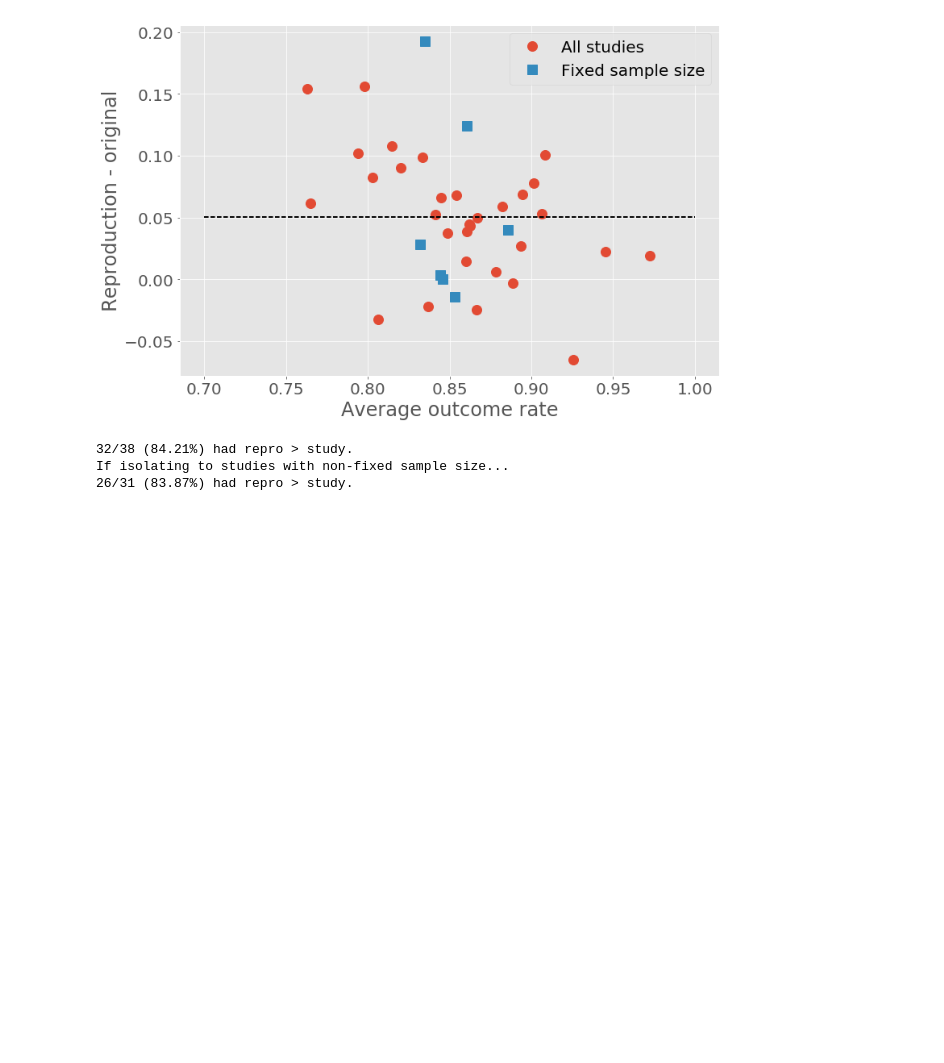
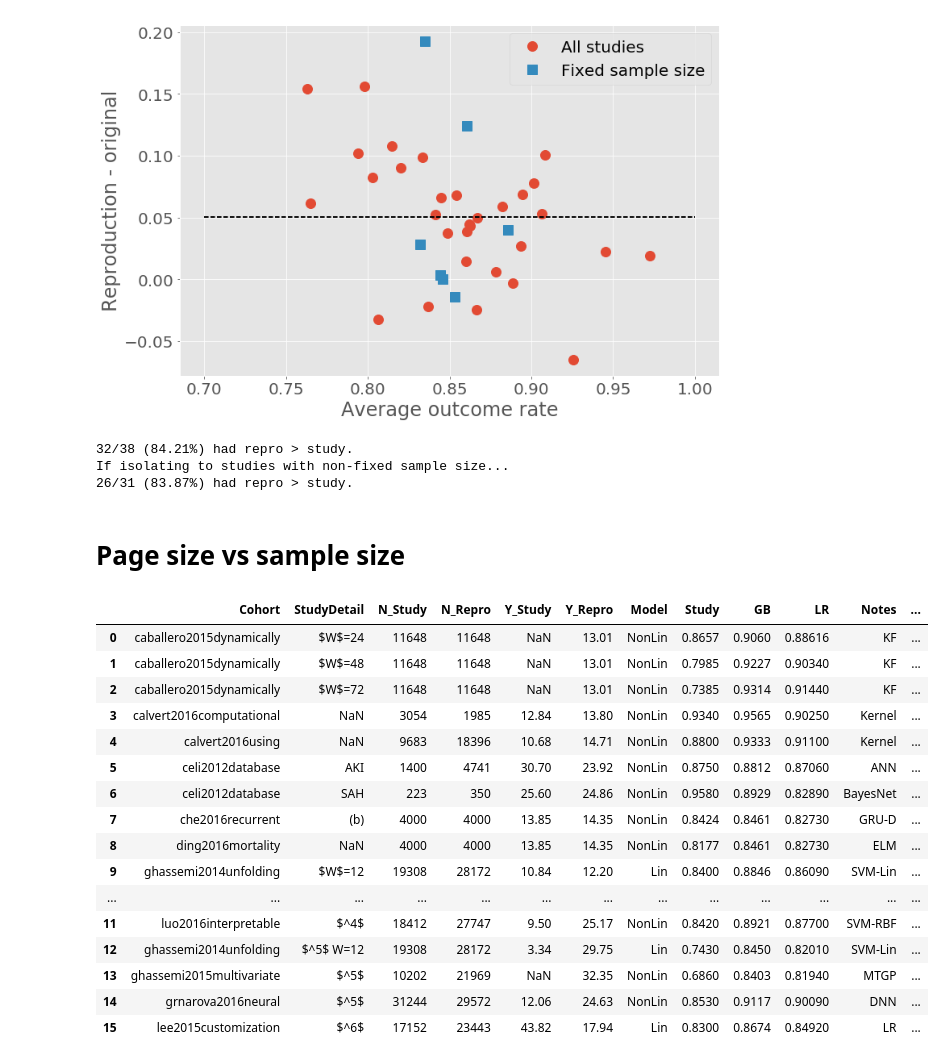
Before and after one commit to alistairewj/reproducibility-mimic, a Jupyter notebook: notebooks/generate-figures.ipynb, the cells around one changed output. Saved outputs shown, nothing was run; the diff lists cells and outputs as text; code cells hidden in the pictures; blank space fills up the shorter version.

```diff
--- a/notebooks/generate-figures.ipynb
+++ b/notebooks/generate-figures.ipynb
@@ -321,3 +302,25 @@ print('{}/{} ({:2.2f}%) had repro > study.'.format(
 32/38 (84.21%) had repro > study.
 If isolating to studies with non-fixed sample size...
 26/31 (83.87%) had repro > study.
+# %% [markdown]
+# Page size vs sample size
+# %%
+df
+# %% [output]
+|  | Cohort | StudyDetail | N_Study | N_Repro | Y_Study | Y_Repro | Model | Study | GB | LR | Notes | ... |
+| 0 | caballero2015dynamically | $W$=24 | 11648 | 11648 | NaN | 13.01 | NonLin | 0.8657 | 0.9060 | 0.88616 | KF | ... |
+| 1 | caballero2015dynamically | $W$=48 | 11648 | 11648 | NaN | 13.01 | NonLin | 0.7985 | 0.9227 | 0.90340 | KF | ... |
+| 2 | caballero2015dynamically | $W$=72 | 11648 | 11648 | NaN | 13.01 | NonLin | 0.7385 | 0.9314 | 0.91440 | KF | ... |
+| 3 | calvert2016computational | NaN | 3054 | 1985 | 12.84 | 13.80 | NonLin | 0.9340 | 0.9565 | 0.90250 | Kernel | ... |
+| 4 | calvert2016using | NaN | 9683 | 18396 | 10.68 | 14.71 | NonLin | 0.8800 | 0.9333 | 0.91100 | Kernel | ... |
+| 5 | celi2012database | AKI | 1400 | 4741 | 30.70 | 23.92 | NonLin | 0.8750 | 0.8812 | 0.87060 | ANN | ... |
+| 6 | celi2012database | SAH | 223 | 350 | 25.60 | 24.86 | NonLin | 0.9580 | 0.8929 | 0.82890 | BayesNet | ... |
+| 7 | che2016recurrent | (b) | 4000 | 4000 | 13.85 | 14.35 | NonLin | 0.8424 | 0.8461 | 0.82730 | GRU-D | ... |
+| 8 | ding2016mortality | NaN | 4000 | 4000 | 13.85 | 14.35 | NonLin | 0.8177 | 0.8461 | 0.82730 | ELM | ... |
+| 9 | ghassemi2014unfolding | $W$=12 | 19308 | 28172 | 10.84 | 12.20 | Lin | 0.8400 | 0.8846 | 0.86090 | SVM-Lin | ... |
+| ... | ... | ... | ... | ... | ... | ... | ... | ... | ... | ... | ... | ... |
+| 11 | luo2016interpretable | $^4$ | 18412 | 27747 | 9.50 | 25.17 | NonLin | 0.8420 | 0.8921 | 0.87700 | SVM-RBF | ... |
+| 12 | ghassemi2014unfolding | $^5$ W=12 | 19308 | 28172 | 3.34 | 29.75 | Lin | 0.7430 | 0.8450 | 0.82010 | SVM-Lin | ... |
+| 13 | ghassemi2015multivariate | $^5$ | 10202 | 21969 | NaN | 32.35 | NonLin | 0.6860 | 0.8403 | 0.81940 | MTGP | ... |
+| 14 | grnarova2016neural | $^5$ | 31244 | 29572 | 12.06 | 24.63 | NonLin | 0.8530 | 0.9117 | 0.90090 | DNN | ... |
+| 15 | lee2015customization | $^6$ | 17152 | 23443 | 43.82 | 17.94 | Lin | 0.8300 | 0.8674 | 0.84920 | LR | ... |
```
Also changed, not shown: parts of 10 cells of this notebook, 2 other files.
